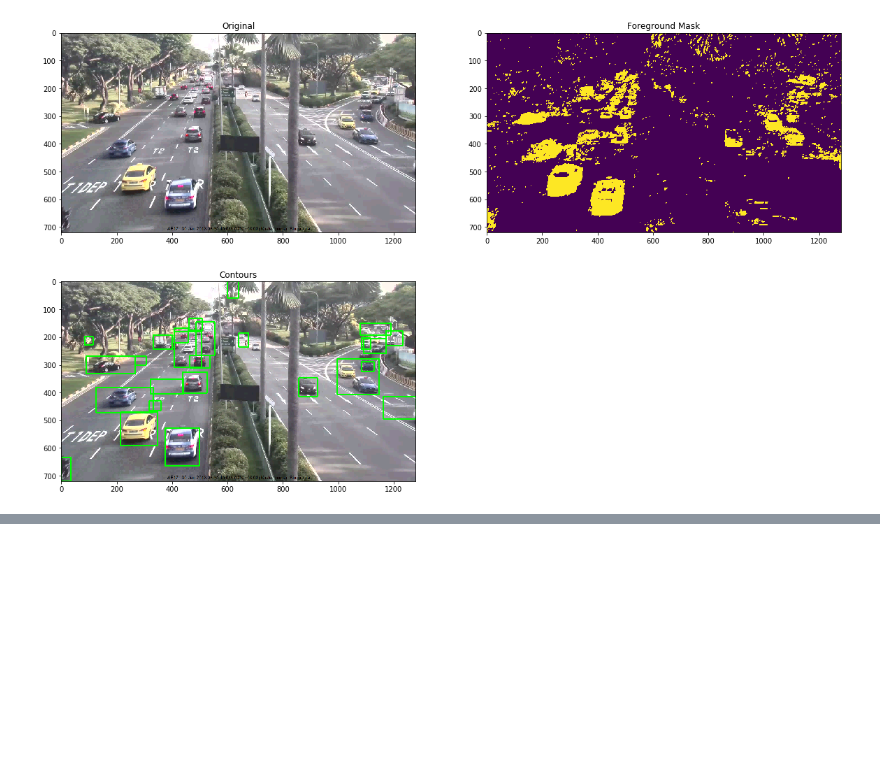
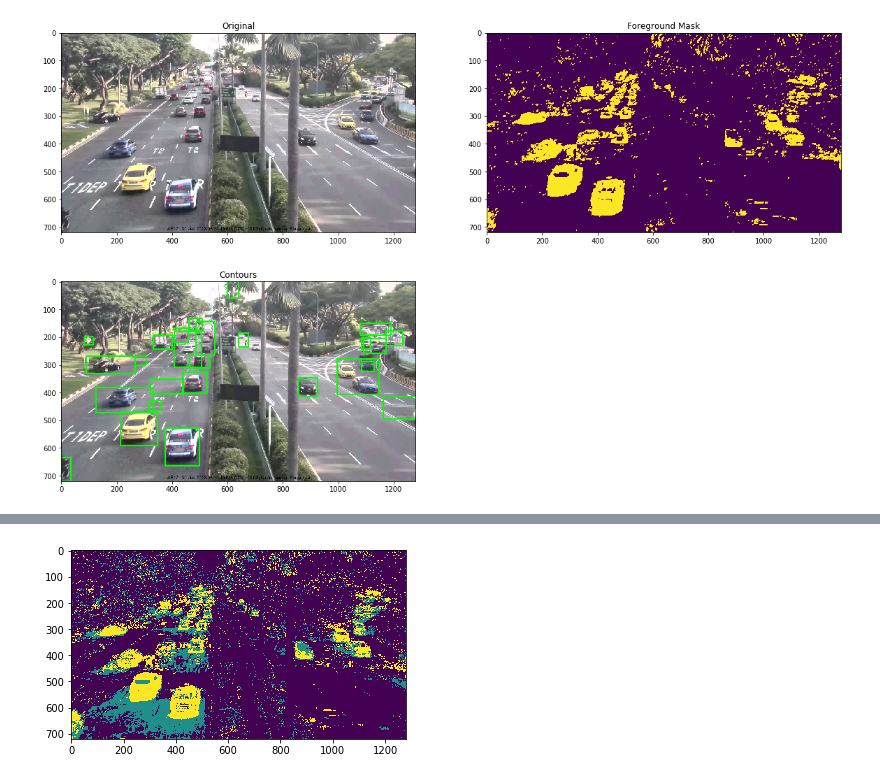
Before and after one commit to softmaxwan/ssd_keras, a Jupyter notebook: TrafficCount.ipynb, the cells around one changed output, grey strips where cells are left out. Cells and saved outputs as stored; diff of their text form; code cells hidden in the pictures; blank space fills up the shorter version.

```diff
--- a/TrafficCount.ipynb
+++ b/TrafficCount.ipynb
@@ -122,0 +164,5 @@ plt.show()
+# %%
+plt.imshow(fg_mask)
+plt.show()
+# %% [output]
+[figure, added]
```
Also changed, not shown: parts of 10 cells of this notebook, 1 other file.
